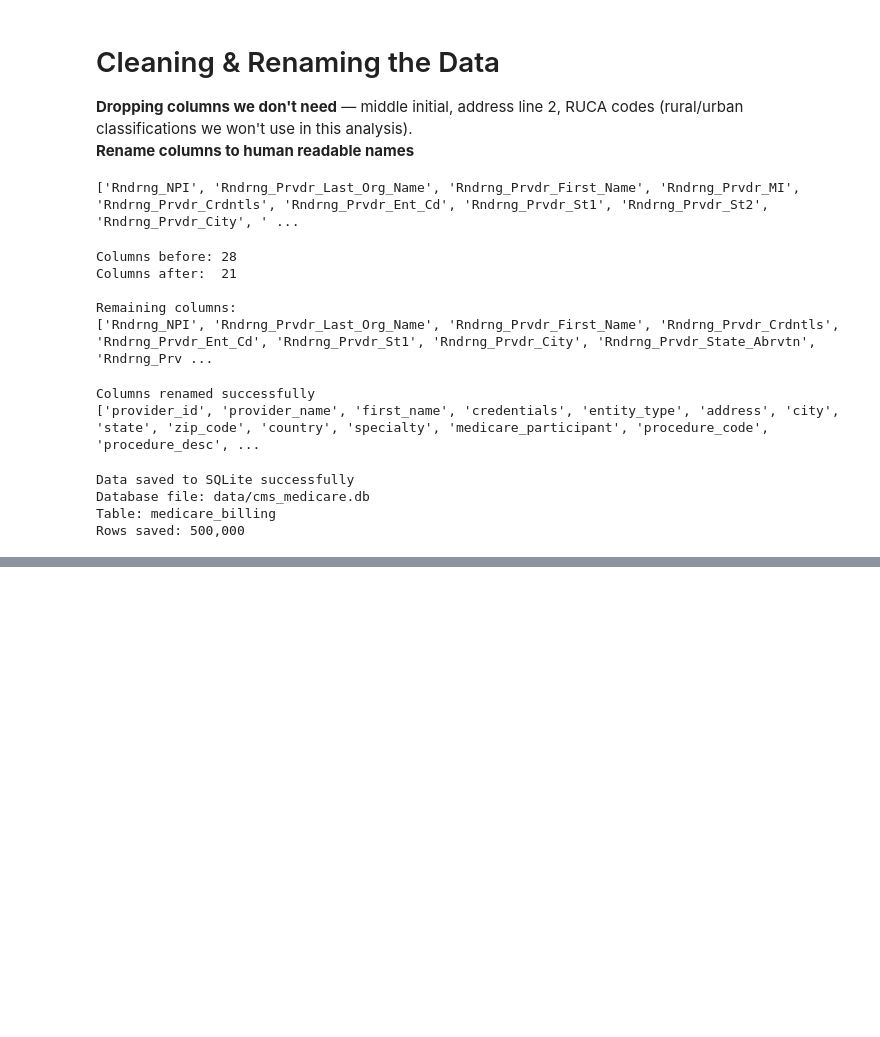
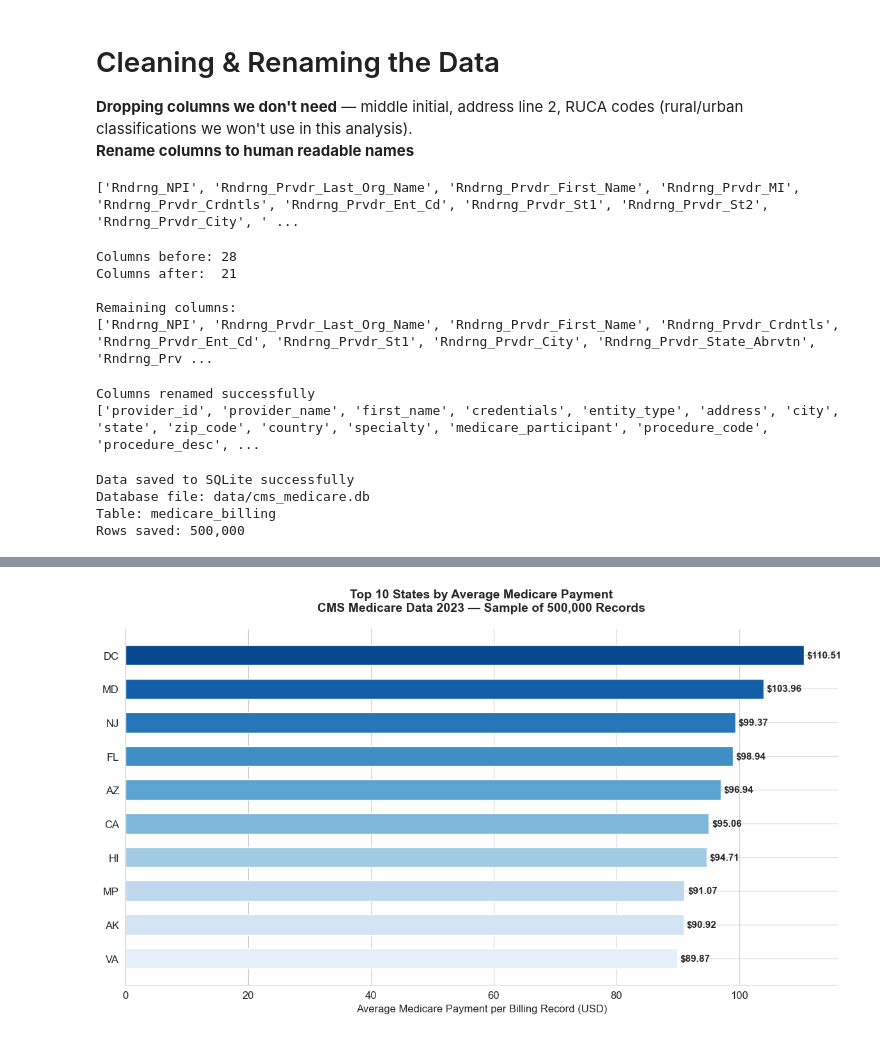
Before and after one commit to DhavalVibhakar99/Healthcare-Billing-Intelligence-System, a Jupyter notebook: 01_load_data.ipynb, the cells around one changed output, grey strips where cells are left out. Cells and saved outputs as stored; diff of their text form; code cells hidden in the pictures; blank space fills up the shorter version.

```diff
--- a/01_load_data.ipynb
+++ b/01_load_data.ipynb
@@ -181,0 +309,12 @@ Rows saved: 500,000
+# %%
+# Chart 2 — Top 10 States by Average Medicare Payment
+state_payments = (df.groupby('state')['avg_medicare_payment']
+                  .mean()
+                  .sort_values(ascending=False)
+                  .head(10)
+                  .reset_index())
+
+state_payments.columns = ['state', 'avg_payment']
+state_payments['avg_payment'] = state_payments['avg_payment'].round(2)
+
+print(state_payments.to_string(index=False))
@@ -181,0 +333,43 @@ Rows saved: 500,000
+# %%
+import matplotlib.colors as mcolors
+cmap = plt.cm.Blues
+colors = [cmap(0.4 + 0.5 * i / len(state_payments))
+          for i in range(len(state_payments), 0, -1)]
+
+# Chart 2 — Geographic Analysis with gradient colors
+fig, ax = plt.subplots(figsize=(12, 7))
+
+# Create gradient colors — darkest for highest, lightest for lowest
+colors = sns.color_palette("Blues_r", len(state_payments))
+
+bars = ax.barh(
+    state_payments['state'],
+    state_payments['avg_payment'],
+    color=colors,
+    height=0.6,
+    edgecolor='white'
+)
+
+# Add value labels
+for bar, value in zip(bars, state_payments['avg_payment']):
+    ax.text(
+        bar.get_width() + 0.5,
+        bar.get_y() + bar.get_height()/2,
+        f'${value}',
+        va='center',
+        fontsize=11,
+        fontweight='bold'
+    )
+
+# Labels and formatting
+ax.set_xlabel('Average Medicare Payment per Billing Record (USD)', fontsize=12)
+ax.set_title('Top 10 States by Average Medicare Payment\nCMS Medicare Data 2023 — Sample of 500,000 Records',
+             fontsize=14, fontweight='bold', pad=20)
+ax.invert_yaxis()
+ax.spines['top'].set_visible(False)
+ax.spines['right'].set_visible(False)
+
+plt.tight_layout()
+plt.show()
+# %% [output]
+[figure, added]
```
Also changed, not shown: parts of 18 cells of this notebook, 2 other files.
